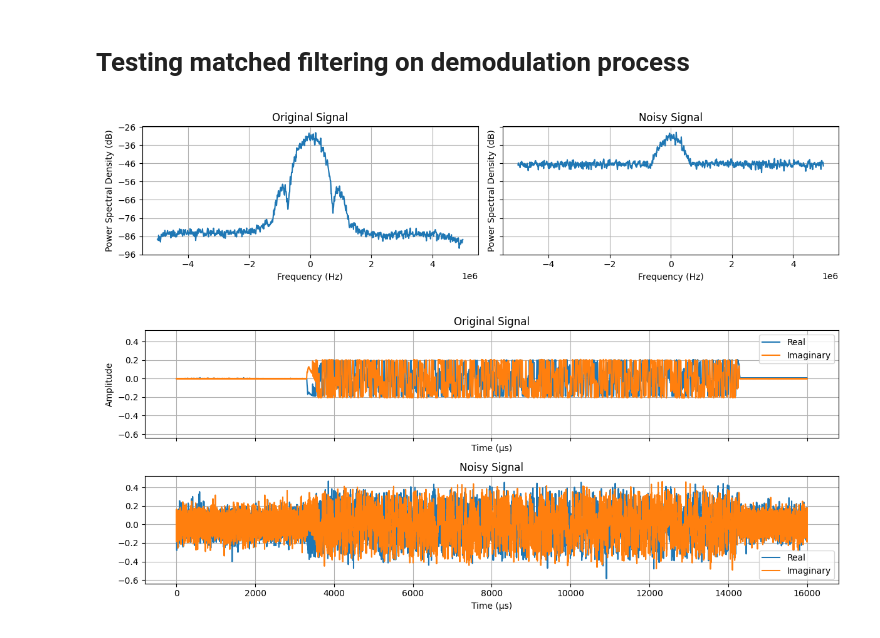
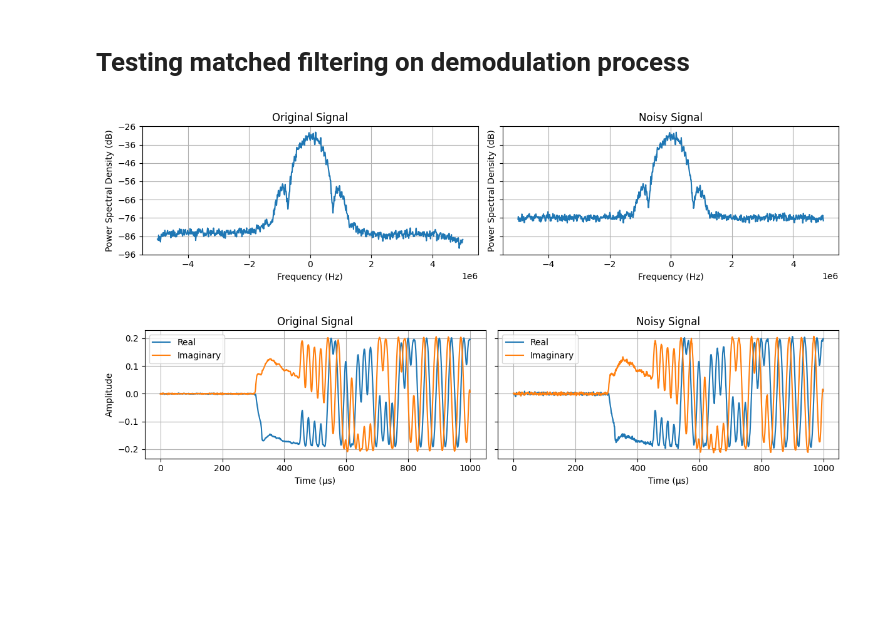
Before and after one commit to SDMote/SDR_projects, a Jupyter notebook: python_phy/matched_filter_test.ipynb, the cells around one changed output. Cells and saved outputs as stored; diff of their text form; code cells hidden in the pictures; blank space fills up the shorter version.

Commit message:
GFSK demodulation frequency analysis: adding white Gaussian noise

```diff
--- a/python_phy/matched_filter_test.ipynb
+++ b/python_phy/matched_filter_test.ipynb
@@ -22,19 +27,32 @@ from visualisation import plot_complex_time, plot_periodograms
 # Understand why the null to null bandwidth of BLE is 1.5MHz, and for IEEE 802.15.4 is 3MHz
 # %%
 fs = 10e6  # Hz
+sps = 10
 filename = "BLE_0dBm.dat"  # Open BLE file
 # filename = "802154_0dBm.dat"  # Open BLE file
 iq_samples = read_iq_data(f"../capture_nRF/data/new/{filename}")
+fsk_deviation_ble: float = 250e3  # Hz
 
-
-noise_power = -15
-noisy_iq_samples = add_white_gaussian_noise(iq_samples, noise_power)
+noise_power = -45
+iq_samples_noisy = add_white_gaussian_noise(iq_samples, noise_power)
 
 # figsize = (12, 3)
 plot_periodograms(
-    [iq_samples, noisy_iq_samples], fs=fs, titles=["Original Signal", "Noisy Signal"], figsize=(12, 3), NFFT=1024
+    [iq_samples, iq_samples_noisy],
+    fs=fs,
+    titles=["Original Signal", "Noisy Signal"],
+    figsize=(12, 3),
+    NFFT=1024,
+    horizontal=True,
 )
-plot_complex_time([iq_samples, noisy_iq_samples], fs=fs, titles=["Original Signal", "Noisy Signal"], figsize=(12, 5))
+time_interval = (3000, 4000)
+plot_complex_time(
+    [iq_samples[time_interval[0] : time_interval[1]], iq_samples_noisy[time_interval[0] : time_interval[1]]],
+    fs=fs,
+    titles=["Original Signal", "Noisy Signal"],
+    figsize=(12, 3),
+    horizontal=True,
+)
 # %% [output]
-[figure, old version]
+[figure, new version]
-[figure, old version]
+[figure, new version]
```
Also changed, not shown: parts of 5 cells of this notebook, 1 other file.
